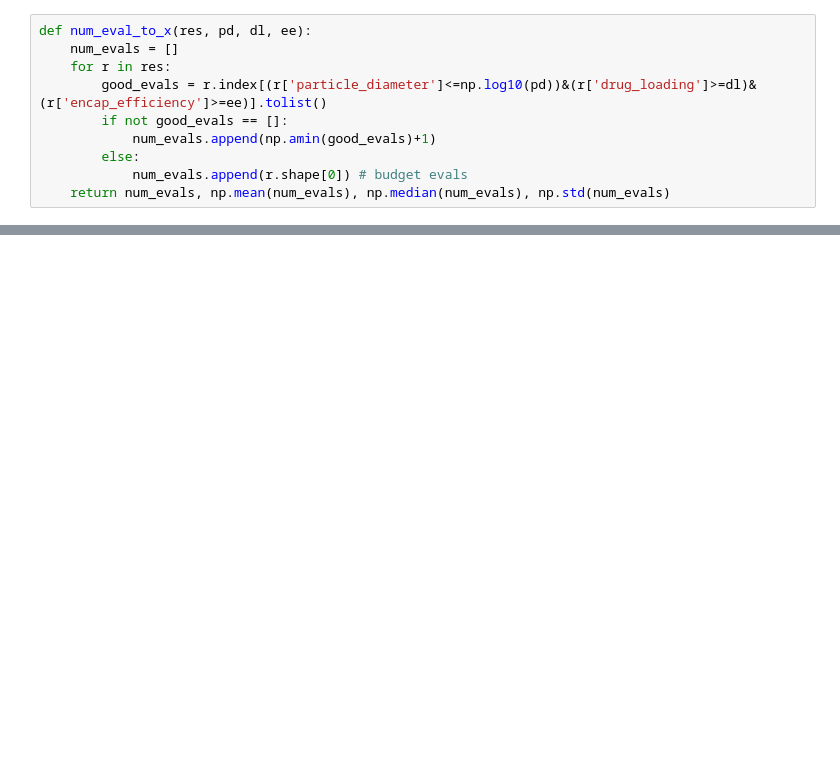
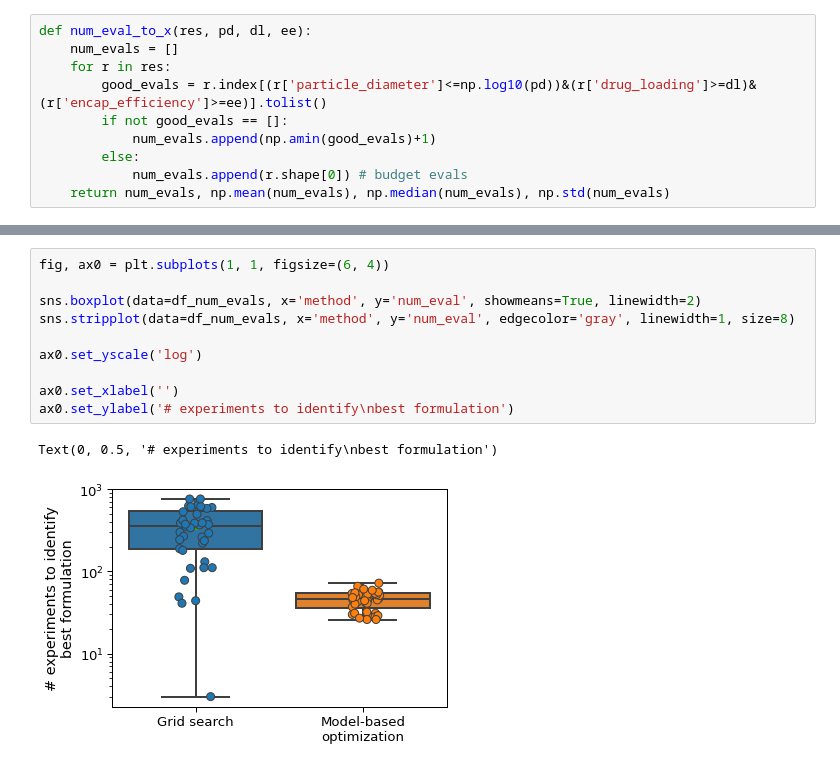
Before and after one commit to rileyhickman/atlas, a Jupyter notebook: examples/lnp/mixed_dis_cat/plotting/plot_results.ipynb, the cells around one changed output, grey strips where cells are left out. Cells and saved outputs as stored; diff of their text form; blank space fills up the shorter version.

```diff
--- a/examples/lnp/mixed_dis_cat/plotting/plot_results.ipynb
+++ b/examples/lnp/mixed_dis_cat/plotting/plot_results.ipynb
@@ -324,3 +313,16 @@ min |300nm-particle_diameter| :  0.3971169650589185
+# %%
+fig, ax0 = plt.subplots(1, 1, figsize=(6, 4))
+
+sns.boxplot(data=df_num_evals, x='method', y='num_eval', showmeans=True, linewidth=2)
+sns.stripplot(data=df_num_evals, x='method', y='num_eval', edgecolor='gray', linewidth=1, size=8)
+
+ax0.set_yscale('log')
+
+ax0.set_xlabel('')
+ax0.set_ylabel('# experiments to identify\nbest formulation')
+# %% [output]
+Text(0, 0.5, '# experiments to identify\nbest formulation')
+[figure, added]
 # %%
 fig, ax0 = plt.subplots(1, 1, figsize=(6, 4))
 
```
Also changed, not shown: parts of 21 cells of this notebook, 18 other files.
